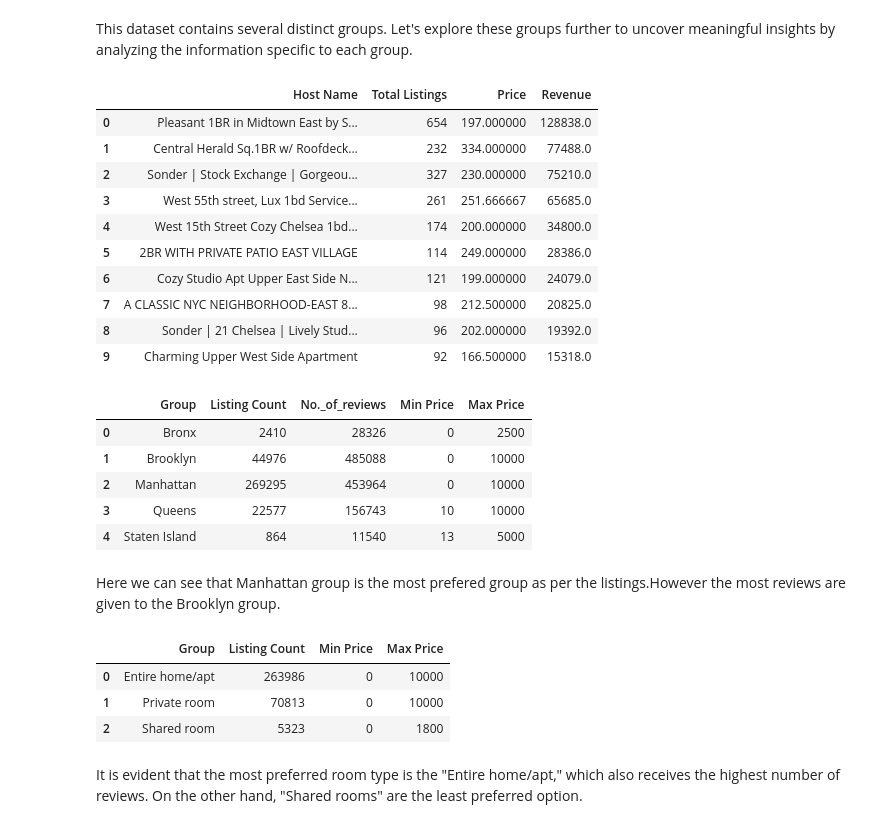
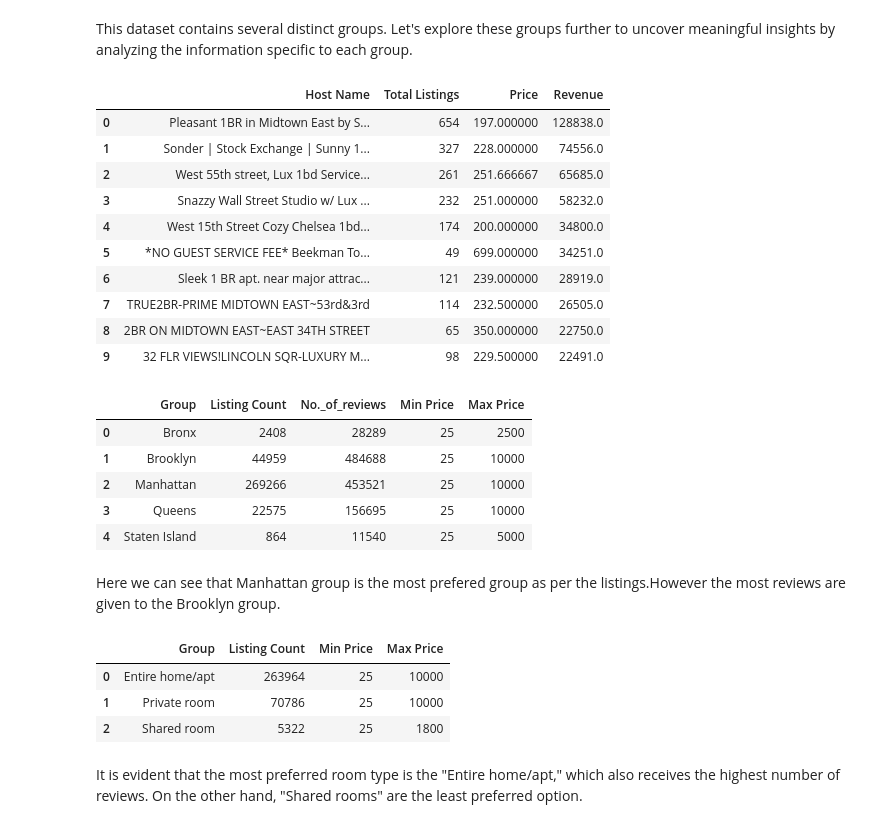
Before and after one commit to vibha-sanghani/EDA-AirBnb-Bookings-Analysis, a Jupyter notebook: Vibha_EDA_Airbnb.ipynb, the cells around one changed output. Drawn from its saved outputs; the diff is of its cells as text; code cells hidden in the pictures.

```diff
--- a/Vibha_EDA_Airbnb.ipynb
+++ b/Vibha_EDA_Airbnb.ipynb
@@ -295,0 +323,4 @@ As we can see we were having missing values in name, host_name,and reviews_per_m
+# %%
+# fill NAN Values into 0 in review per month
+df_airbnb['reviews_per_month'].fillna(0, inplace=True)
+df_airbnb.isnull().sum()
@@ -308,0 +369,17 @@ df_airbnb.describe()
+# %%
+# As we see above the column_name 'calculated_host_listings_count' is quiet long
+# Let's change it to 'listings'
+df_airbnb.rename(columns={
+    "calculated_host_listings_count": 'listings'
+}, inplace=True)
+
+# Lets check the price columns once
+df_airbnb['price'].describe()
+
+# As we can see the min price is 0 which is not likely to happen.
+# According to the current website the price range starts from $25.
+# In this case we will check for the prices which are below $25 and we will
+# replace their values with 25 so that we can handle the outliers in price column.
+
+df_airbnb['price'].replace(range(0, 25), 25, inplace=True) # replacing values
+df_airbnb['price'].describe()
@@ -308,0 +405,9 @@ df_airbnb.describe()
+# %%
+# Now let's check the minimum_nights column.
+df_airbnb['minimum_nights'].describe()
+
+# As the minimum value in this column is 1, we can work on only the upper limit.
+# In this case if any value is more than 365 days, we will mark it as 365.
+
+df_airbnb['minimum_nights'].replace(range(366, 1251), 365, inplace=True) # replacing values
+df_airbnb['minimum_nights'].describe()
@@ -436,9 +584,9 @@ Index(['id', 'name', 'host_id', 'host_name', 'neighbourhood_group',
 # %%
 # Let's filter the dataframe with only the required columns.
 df_feature = df_airbnb[['id', 'name', 'host_id', 'neighbourhood_group',
-       'neighbourhood', 'room_type', 'price','last_review', 'price_range','minimum_nights',
-       'number_of_reviews', 'reviews_per_month', 'calculated_host_listings_count',
-       'availability_365', ]]
+       'neighbourhood', 'room_type', 'price', 'minimum_nights',
+       'number_of_reviews', 'reviews_per_month', 'listings',
+       'availability_365', 'price_range']]
 df_feature=df_feature.reset_index(drop=True)
 df_feature.head()
 # %% [output]
@@ -453,38 +601,38 @@ This dataset contains several distinct groups. Let's explore these groups furthe
 # %%
 # Let's check the top performing Host as per the total listing count
 host_groups = df_feature.groupby('name')
 hosts = []
 no_of_listings = []
 host_prices = []
 for host, data in host_groups:
   hosts.append(host)
-  no_of_listings.append(data['calculated_host_listings_count'].sum())
+  no_of_listings.append(data['listings'].sum())
   host_prices.append(data['price'].mean())
 
 host_df = pd.DataFrame({
     'Host Name': hosts,
     'Total Listings': no_of_listings,
     'Price': host_prices
 })
 host_df = host_df.sort_values(by='Total Listings', ascending=False).reset_index(drop=True)
 host_df = host_df.drop_duplicates(subset='Total Listings').reset_index(drop=True)
 top_10_hosts = host_df.head(10)
 
 host_df['Revenue'] = (host_df['Total Listings'])*(host_df['Price'])
 top_host_revenue = host_df.sort_values(by='Revenue', ascending=False).reset_index(drop=True)
 top_host_revenue.head(10)
 # %% [output]
 |  | Host Name | Total Listings | Price | Revenue |
 | 0 | Pleasant 1BR in Midtown East by S... | 654 | 197.000000 | 128838.0 |
-| 1 | Central Herald Sq.1BR w/ Roofdeck... | 232 | 334.000000 | 77488.0 |
-| 2 | Sonder | Stock Exchange | Gorgeou... | 327 | 230.000000 | 75210.0 |
-| 3 | West 55th street, Lux 1bd Service... | 261 | 251.666667 | 65685.0 |
+| 1 | Sonder | Stock Exchange | Sunny 1... | 327 | 228.000000 | 74556.0 |
+| 2 | West 55th street, Lux 1bd Service... | 261 | 251.666667 | 65685.0 |
+| 3 | Snazzy Wall Street Studio w/ Lux ... | 232 | 251.000000 | 58232.0 |
 | 4 | West 15th Street Cozy Chelsea 1bd... | 174 | 200.000000 | 34800.0 |
-| 5 | 2BR WITH PRIVATE PATIO EAST VILLAGE | 114 | 249.000000 | 28386.0 |
-| 6 | Cozy Studio Apt Upper East Side N... | 121 | 199.000000 | 24079.0 |
-| 7 | A CLASSIC NYC NEIGHBORHOOD-EAST 8... | 98 | 212.500000 | 20825.0 |
-| 8 | Sonder | 21 Chelsea | Lively Stud... | 96 | 202.000000 | 19392.0 |
-| 9 | Charming Upper West Side Apartment | 92 | 166.500000 | 15318.0 |
+| 5 | *NO GUEST SERVICE FEE* Beekman To... | 49 | 699.000000 | 34251.0 |
+| 6 | Sleek 1 BR apt. near major attrac... | 121 | 239.000000 | 28919.0 |
+| 7 | TRUE2BR-PRIME MIDTOWN EAST~53rd&3rd | 114 | 232.500000 | 26505.0 |
+| 8 | 2BR ON MIDTOWN EAST~EAST 34TH STREET | 65 | 350.000000 | 22750.0 |
+| 9 | 32 FLR VIEWS!LINCOLN SQR-LUXURY M... | 98 | 229.500000 | 22491.0 |
 # %%
 # First we check how many neighbourhood_groups are there.
 df_feature['neighbourhood_group'].unique() # There are 5 different neighbourhood groups.
@@ -501,7 +649,7 @@ max_price = []
 min_price = []
 for group, data in n_groups:
   groups.append(group)
-  listings.append(data['calculated_host_listings_count'].sum())
+  listings.append(data['listings'].sum())
   reviews.append(data['number_of_reviews'].sum())
   max_price.append(data['price'].max())
   min_price.append(data['price'].min())
@@ -517,11 +665,11 @@ df_neighbour_group = pd.DataFrame({
 df_neighbour_group
 # %% [output]
 |  | Group | Listing Count | No._of_reviews | Min Price | Max Price |
-| 0 | Bronx | 2410 | 28326 | 0 | 2500 |
-| 1 | Brooklyn | 44976 | 485088 | 0 | 10000 |
-| 2 | Manhattan | 269295 | 453964 | 0 | 10000 |
-| 3 | Queens | 22577 | 156743 | 10 | 10000 |
-| 4 | Staten Island | 864 | 11540 | 13 | 5000 |
+| 0 | Bronx | 2408 | 28289 | 25 | 2500 |
+| 1 | Brooklyn | 44959 | 484688 | 25 | 10000 |
+| 2 | Manhattan | 269266 | 453521 | 25 | 10000 |
+| 3 | Queens | 22575 | 156695 | 25 | 10000 |
+| 4 | Staten Island | 864 | 11540 | 25 | 5000 |
 # %% [markdown]
 Here we can see that Manhattan group is the most prefered group as per the listings.However the most reviews are given to the Brooklyn group.
 # %%
@@ -540,7 +688,7 @@ max_room_price = []
 min_room_price = []
 for room_type, room_data in room_groups:
     rooms.append(room_type)
-    room_listings.append(room_data['calculated_host_listings_count'].sum())
+    room_listings.append(room_data['listings'].sum())
     max_room_price.append(room_data['price'].max())
     min_room_price.append(room_data['price'].min())
 
@@ -554,9 +702,9 @@ df_room_group = pd.DataFrame({
 df_room_group
 # %% [output]
 |  | Group | Listing Count | Min Price | Max Price |
-| 0 | Entire home/apt | 263986 | 0 | 10000 |
-| 1 | Private room | 70813 | 0 | 10000 |
-| 2 | Shared room | 5323 | 0 | 1800 |
+| 0 | Entire home/apt | 263964 | 25 | 10000 |
+| 1 | Private room | 70786 | 25 | 10000 |
+| 2 | Shared room | 5322 | 25 | 1800 |
 # %% [markdown]
 It is evident that the most preferred room type is the "Entire home/apt," which also receives the highest number of reviews. On the other hand, "Shared rooms" are the least preferred option.
 # %%
```
Also changed, not shown: parts of 26 cells of this notebook.
